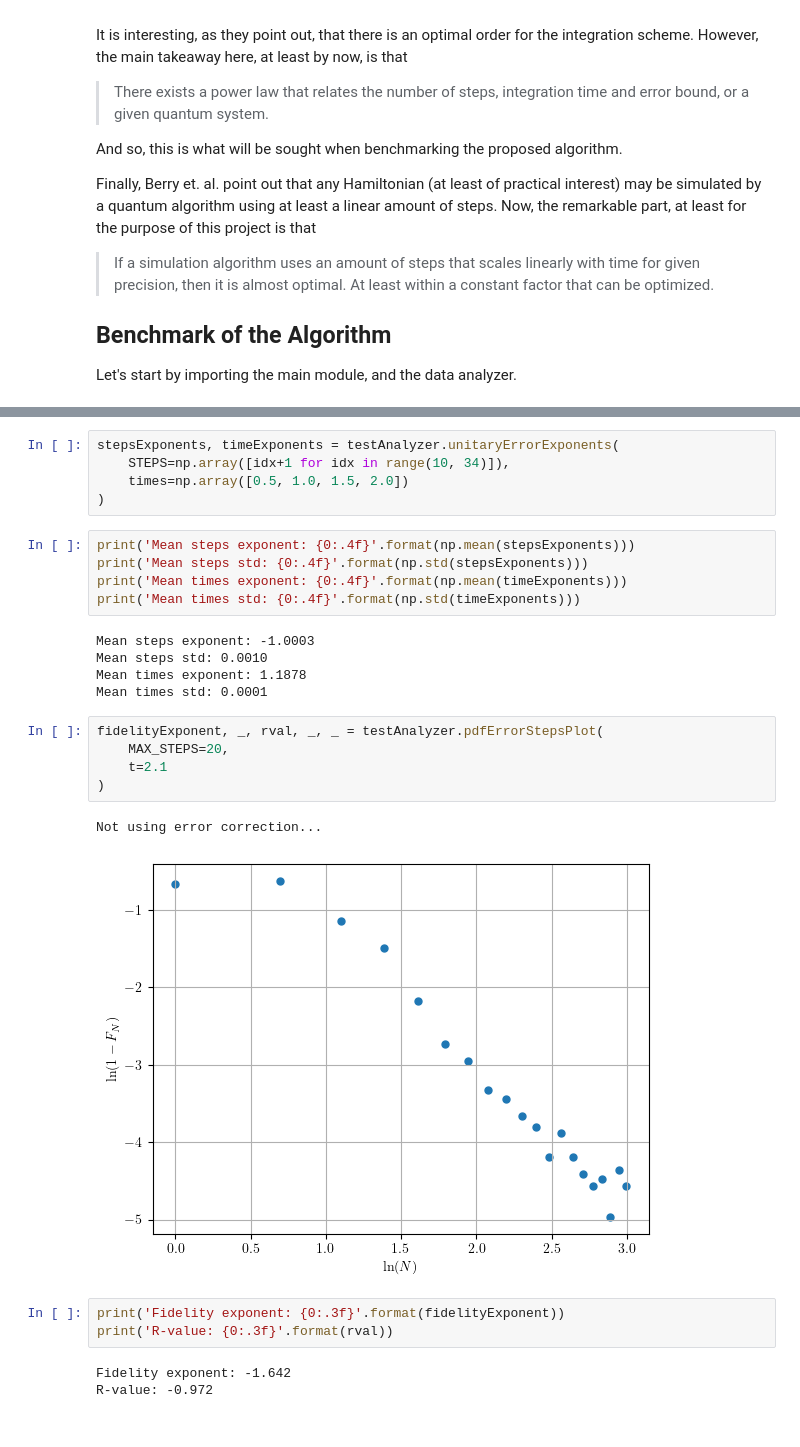
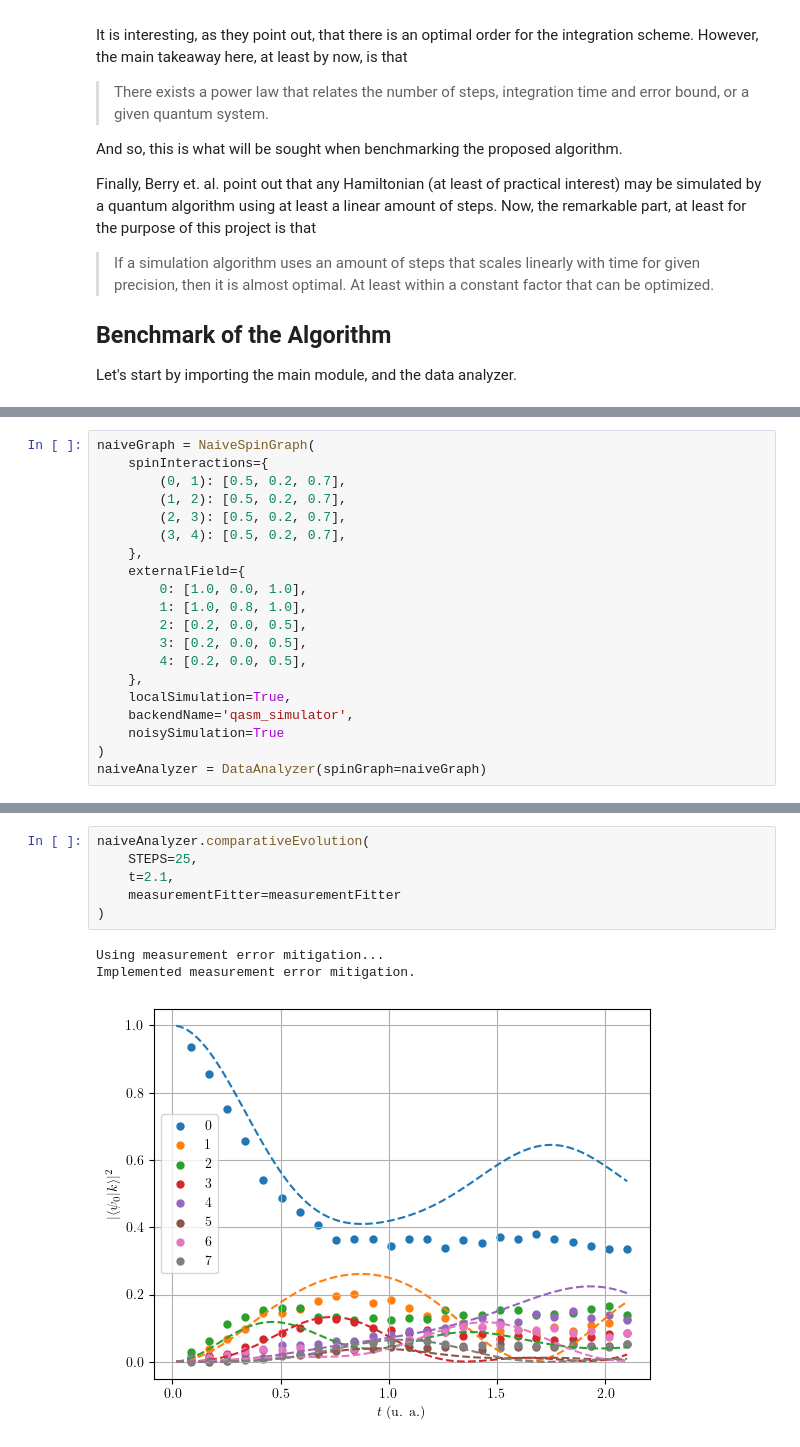
Before and after one commit to DiegoHerrera262/Thesis2020, a Jupyter notebook: PyHeisenberg/QASM_Benchmarking.ipynb, the cells around one changed output, grey strips where cells are left out. Saved outputs shown, nothing was run; the diff lists cells and outputs as text.

```diff
--- a/PyHeisenberg/QASM_Benchmarking.ipynb
+++ b/PyHeisenberg/QASM_Benchmarking.ipynb
@@ -55,3 +57,23 @@ import numpy as np
+# %%
+naiveGraph = NaiveSpinGraph(
+    spinInteractions={
+        (0, 1): [0.5, 0.2, 0.7],
+        (1, 2): [0.5, 0.2, 0.7],
+        (2, 3): [0.5, 0.2, 0.7],
+        (3, 4): [0.5, 0.2, 0.7],
+    },
+    externalField={
+        0: [1.0, 0.0, 1.0],
+        1: [1.0, 0.8, 1.0],
+        2: [0.2, 0.0, 0.5],
+        3: [0.2, 0.0, 0.5],
+        4: [0.2, 0.0, 0.5],
+    },
+    localSimulation=True,
+    backendName='qasm_simulator',
+    noisySimulation=True
+)
+naiveAnalyzer = DataAnalyzer(spinGraph=naiveGraph)
 # %%
 testGraph = HeisenbergGraph(
     spinInteractions={
@@ -114,29 +127,10 @@ _ = testAnalyzer.unitaryErrorMixedPlot(
-# %%
-stepsExponents, timeExponents = testAnalyzer.unitaryErrorExponents(
-    STEPS=np.array([idx+1 for idx in range(10, 34)]),
-    times=np.array([0.5, 1.0, 1.5, 2.0])
-)
-# %%
-print('Mean steps exponent: {0:.4f}'.format(np.mean(stepsExponents)))
-print('Mean steps std: {0:.4f}'.format(np.std(stepsExponents)))
-print('Mean times exponent: {0:.4f}'.format(np.mean(timeExponents)))
-print('Mean times std: {0:.4f}'.format(np.std(timeExponents)))
-# %% [output]
-Mean steps exponent: -1.0003
-Mean steps std: 0.0010
-Mean times exponent: 1.1878
-Mean times std: 0.0001
-# %%
-fidelityExponent, _, rval, _, _ = testAnalyzer.pdfErrorStepsPlot(
-    MAX_STEPS=20,
-    t=2.1
-)
-# %% [output]
-Not using error correction...
-[figure, removed]
-# %%
-print('Fidelity exponent: {0:.3f}'.format(fidelityExponent))
-print('R-value: {0:.3f}'.format(rval))
-# %% [output]
-Fidelity exponent: -1.642
-R-value: -0.972
+# %%
+naiveAnalyzer.comparativeEvolution(
+    STEPS=25,
+    t=2.1,
+    measurementFitter=measurementFitter
+)
+# %% [output]
+Using measurement error mitigation...
+Implemented measurement error mitigation.
+[figure, added]
```
Also changed, not shown: parts of 12 cells of this notebook, 4 other files.
